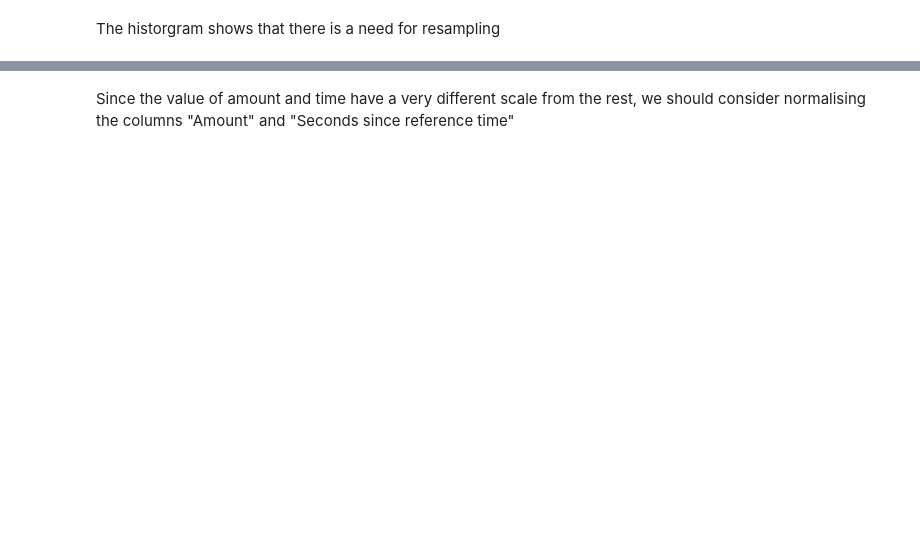
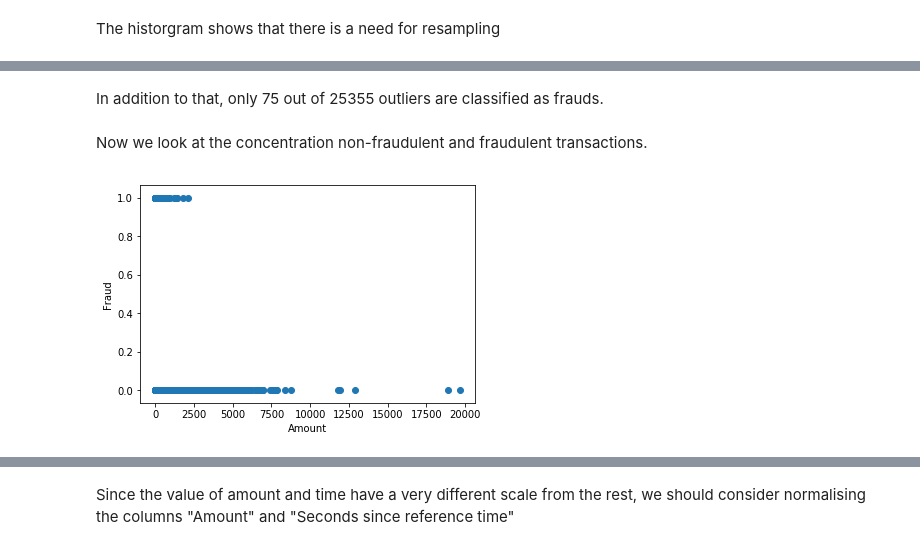
Before and after one commit to shubhamperiwal/fraud_detection, a Jupyter notebook: Final Notebook Muskaan.ipynb, the cells around one changed output, grey strips where cells are left out. Drawn from its saved outputs; the diff is of its cells as text; code cells hidden in the pictures; blank space fills up the shorter version.

```diff
--- a/Final Notebook Muskaan.ipynb
+++ b/Final Notebook Muskaan.ipynb
@@ -128,0 +174,11 @@ The historgram shows that there is a need for resampling
+# %% [markdown]
+In addition to that, only 75 out of 25355 outliers are classified as frauds.
+# %% [markdown]
+Now we look at the concentration non-fraudulent and fraudulent transactions.
+# %%
+plt.scatter(df_raw['Amount'], df_raw['Fraud'])
+plt.xlabel('Amount')
+plt.ylabel('Fraud')
+plt.show()
+# %% [output]
+[figure, added]
```
Also changed, not shown: parts of 22 cells of this notebook.
